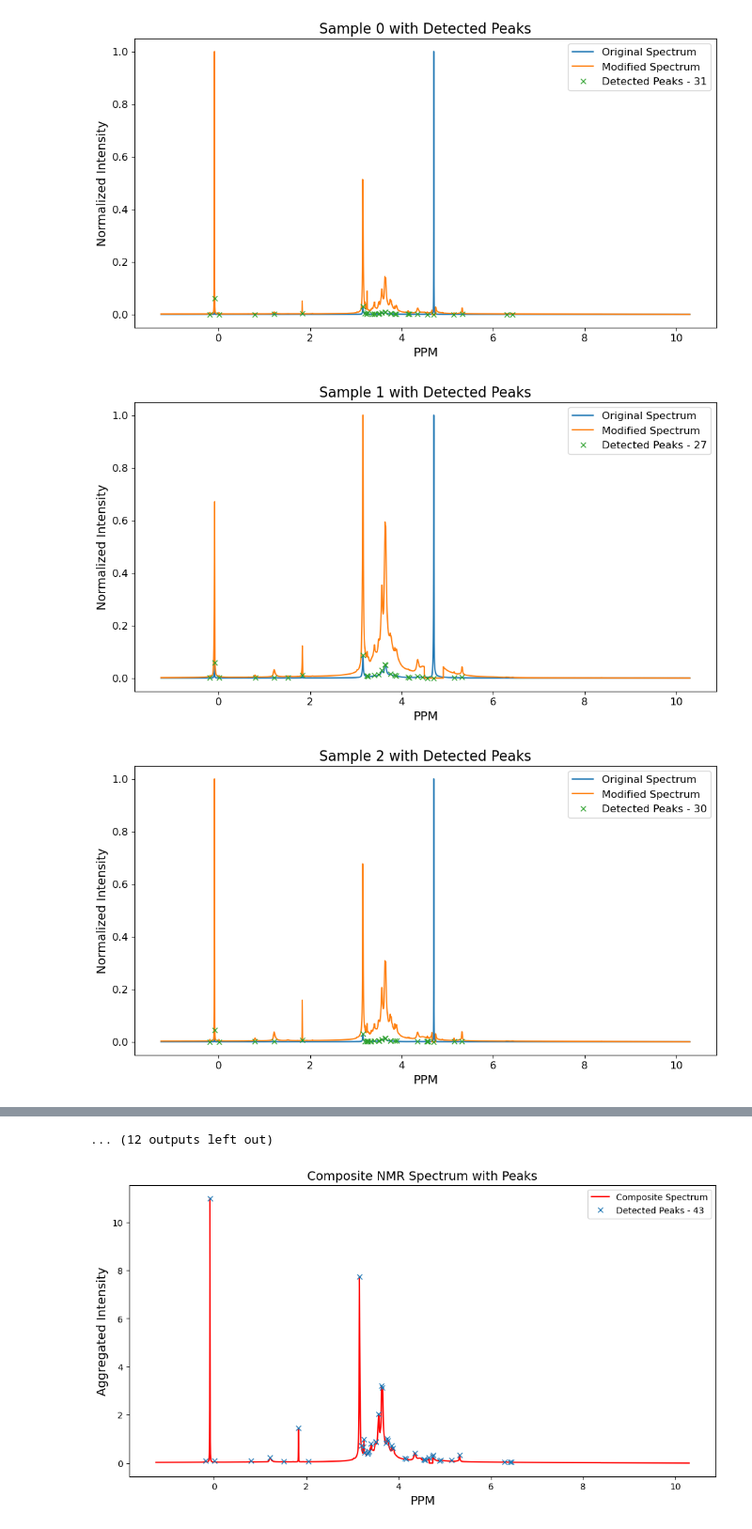
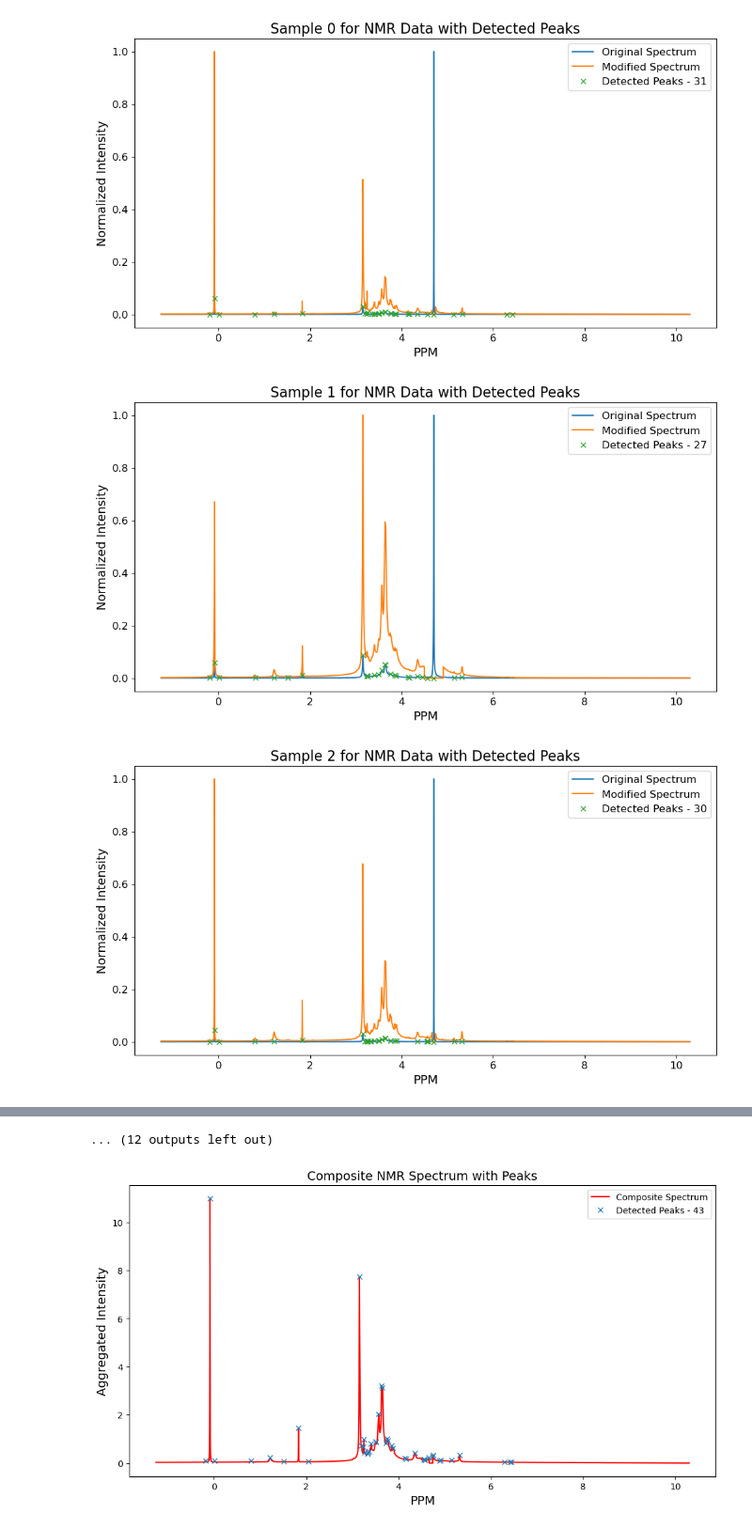
Before and after one commit to Cristy210/Spectroscopy-Analysis---Feature-Engineering-with-Analytical-Data, a Jupyter notebook: Project Deliverables/NMR/NMR_Dynamic.ipynb, the cells around one changed output, grey strips where cells are left out. Shown at 94% size. Cells and saved outputs as stored; diff of their text form; code cells hidden in the pictures.

Commit message:
NMR_Peak Finding Plot; Code Update; ReadMe File Update

```diff
--- a/Project Deliverables/NMR/NMR_Dynamic.ipynb
+++ b/Project Deliverables/NMR/NMR_Dynamic.ipynb
@@ -71,7 +71,7 @@ for sample_index in range(normalized_intensity.shape[0]):
     plt.plot(nmr_ppm.iloc[sample_index, :], org_spectrum, label='Original Spectrum')
     plt.plot(nmr_ppm.iloc[sample_index, :], max_no_waterpeak_spectrum, label='Modified Spectrum')
     plt.plot(nmr_ppm.iloc[sample_index, peaks], spectrum.iloc[peaks], "x", label=f'Detected Peaks - {peak_count}')
-    plt.title(f'Sample {sample_index} with Detected Peaks', fontsize=16)
+    plt.title(f'Sample {sample_index} for NMR Data with Detected Peaks', fontsize=16)
     plt.xlabel('PPM', fontsize=14)
     plt.ylabel('Normalized Intensity', fontsize=14)
     plt.xticks(fontsize=12)
@@ -85,33 +85,33 @@ peaks_info = []
 
 for sample_index in range(whole_spectra_df.shape[0]):
 
     no_waterpeak_spectrum = whole_spectra_df.iloc[sample_index, :].copy()
 
     intensity = normalized_intensity.iloc[sample_index, :]
     ppm_values = nmr_ppm.iloc[sample_index, :]
     peaks_with_no_water, _ = find_peaks(no_waterpeak_spectrum, prominence=0.001)
     peak_count = len(peaks)
     widths = peak_widths(spectrum, peaks_with_no_water, rel_height=0.995)
 
     peaks_info.append(peaks_with_no_water)
 
 
 
 
     plt.figure(figsize=(12, 6))
 
     plt.plot(nmr_ppm.iloc[sample_index, :], no_waterpeak_spectrum, label='Modified Spectrum')
     plt.plot(nmr_ppm.iloc[sample_index, peaks_with_no_water], no_waterpeak_spectrum.iloc[peaks_with_no_water], "x", label=f'Detected Peaks - {peak_count}')
     plt.title(f'Sample {sample_index} for NMR Data with Detected Peaks on No Water Peak Spectrum')
     plt.xlabel('PPM')
     plt.ylabel('Normalized Intensity')
     plt.legend()
     plt.show()
 
 
 #print(whole_spectra_df)
 #print(binned_data_df)
 # %% [output]
-[figure, old version]
+[figure, new version]
-[figure, old version]
+[figure, new version]
-[figure, old version]
+[figure, new version]
```
Also changed, not shown: parts of 3 cells of this notebook, 6 other files.
